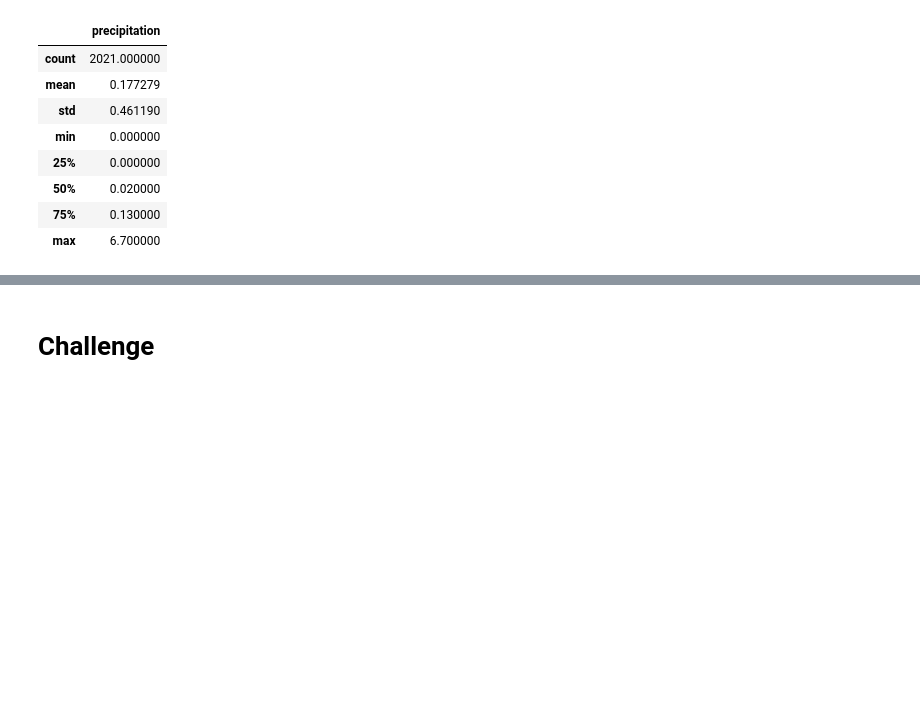
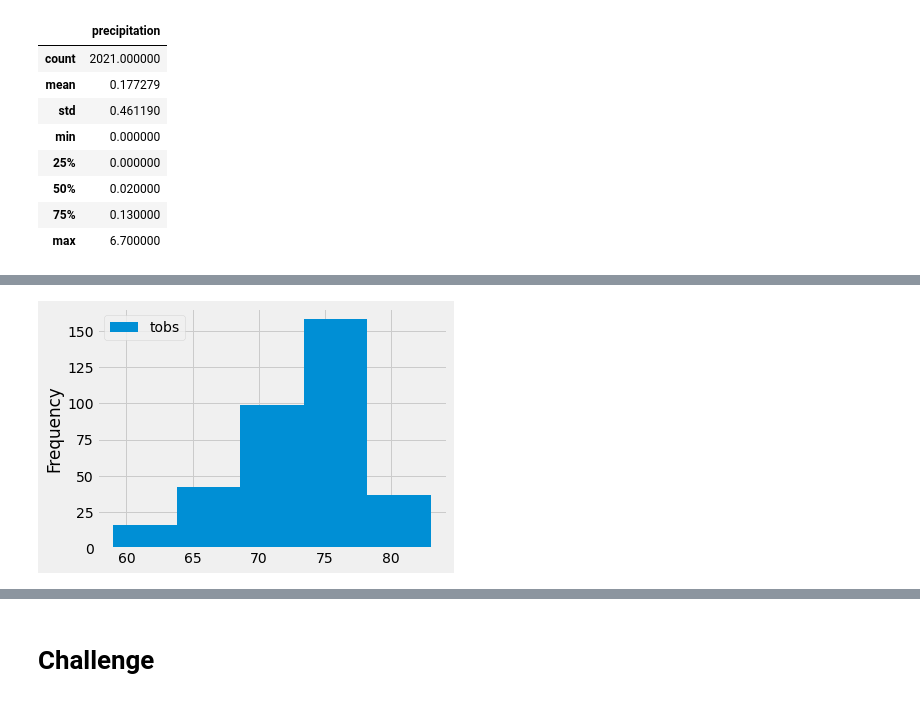
Before and after one commit to michalyn97/Surfs_Up, a Jupyter notebook: Class Material/climate_analysis.ipynb, the cells around one changed output, grey strips where cells are left out. Drawn from its saved outputs; the diff is of its cells as text; code cells hidden in the pictures; blank space fills up the shorter version.

```diff
--- a/Class Material/climate_analysis.ipynb
+++ b/Class Material/climate_analysis.ipynb
@@ -143,0 +193,6 @@ results_df.describe()
+# %%
+#adjust the number of bins by 5
+high_temp_df.plot.hist(bins=5)
+plt.tight_layout()
+# %% [output]
+[figure, added]
```
Also changed, not shown: parts of 7 cells of this notebook.
